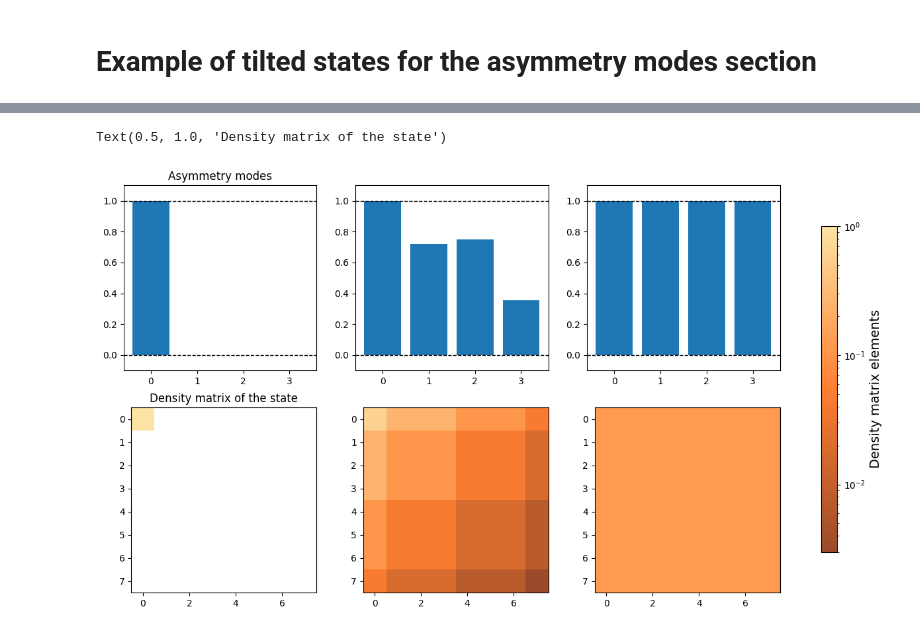
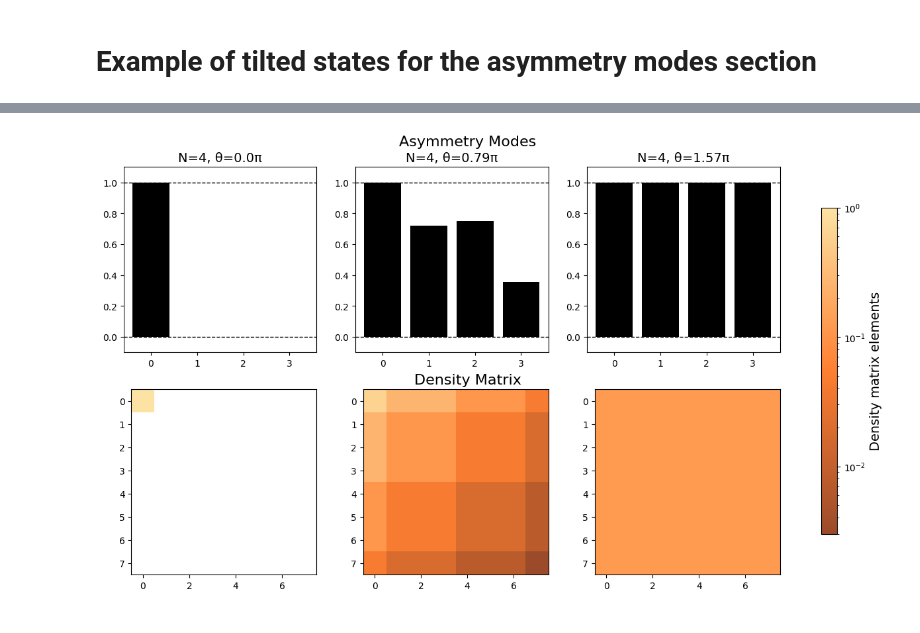
Before and after one commit to alessum/resource_theory_mpemba, a Jupyter notebook: asymmetry_modes_example.ipynb, the cells around one changed output, grey strips where cells are left out. Saved outputs shown, nothing was run; the diff lists cells and outputs as text; code cells hidden in the pictures.

```diff
--- a/asymmetry_modes_example.ipynb
+++ b/asymmetry_modes_example.ipynb
@@ -89,42 +86,45 @@ Warning: too many iterations
 %matplotlib inline
 fig, axs = plt.subplots(2, 3, figsize=(16, 8))
 
+
+# Add row titles
+fig.text(0.45, 0.92, 'Asymmetry Modes', ha='center', fontsize=16)
+fig.text(0.45, 0.47, 'Density Matrix', ha='center', fontsize=16)
 # Plot each example
 for idx in range(Ns):
     ax_top = axs[0, idx]
     ax_bot = axs[1, idx]
 
     # Horizontal guides
     ax_top.axhline(0, color='black', lw=1, ls='--')
     ax_top.axhline(1, color='black', lw=1, ls='--')
 
     norms = norms_list[idx]
 
     x = np.arange(len(norms))
-    ax_top.bar(x, norms)
+    ax_top.bar(x, norms,
+               color='black',
+               label='Asymmetry norms')
     ax_top.set_ylim(-0.1, 1.1)
     ax_top.set_xticks(x)
 
     cmap1.set_bad(color='white')
 
     d1 = np.ma.masked_less(
         np.abs(U_U1_s.conj().T @ states[idx] @ U_U1_s),
         1e-12
     )
 
     im = ax_bot.imshow(
         d1,
         cmap=cmap1,
         norm=LogNorm(0.003, 1.0),
         interpolation='none'
     )
+    axs[0,idx].set_title(f'N={N}, θ={np.round(np.pi/2 * idx / (Ns-1), 2)}π', fontsize=14)
 
 # Shared colorbar
 cbar = fig.colorbar(im, ax=axs.ravel().tolist(), shrink=0.8)
 cbar.set_label('Density matrix elements', fontsize=14)
-
-axs[0, 0].set_title('Asymmetry modes')
-axs[1, 0].set_title('Density matrix of the state')
 # %% [output]
-Text(0.5, 1.0, 'Density matrix of the state')
-[figure, old version]
+[figure, new version]
```
Also changed, not shown: parts of 2 cells of this notebook, 1 other file.
